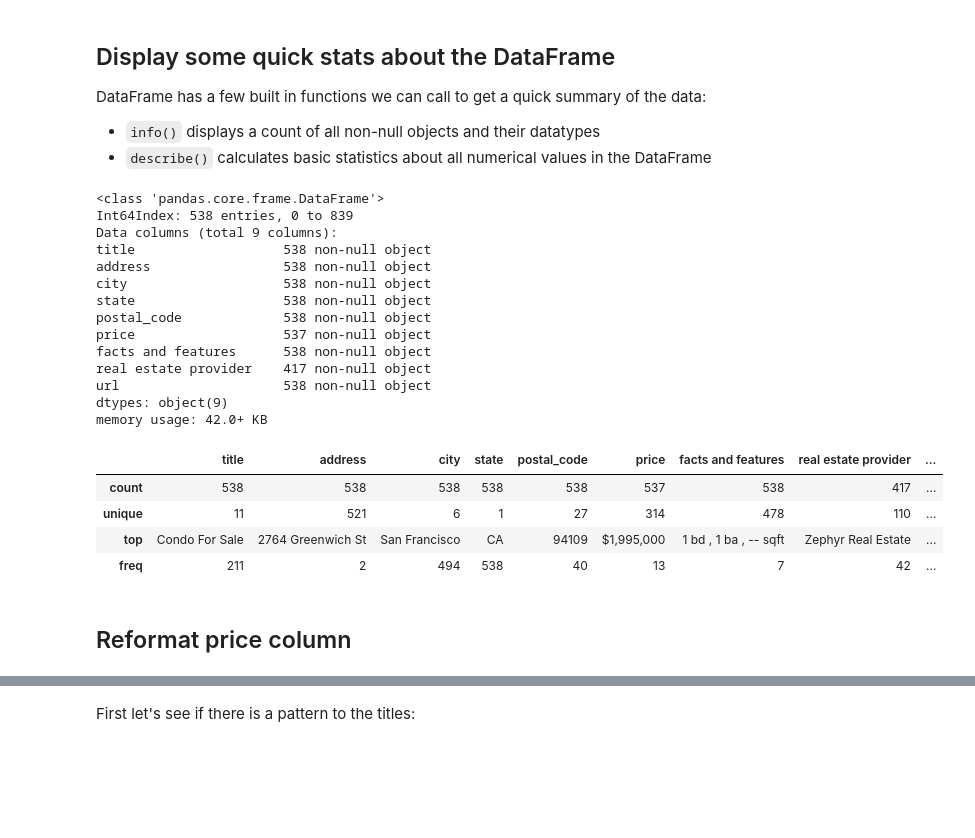
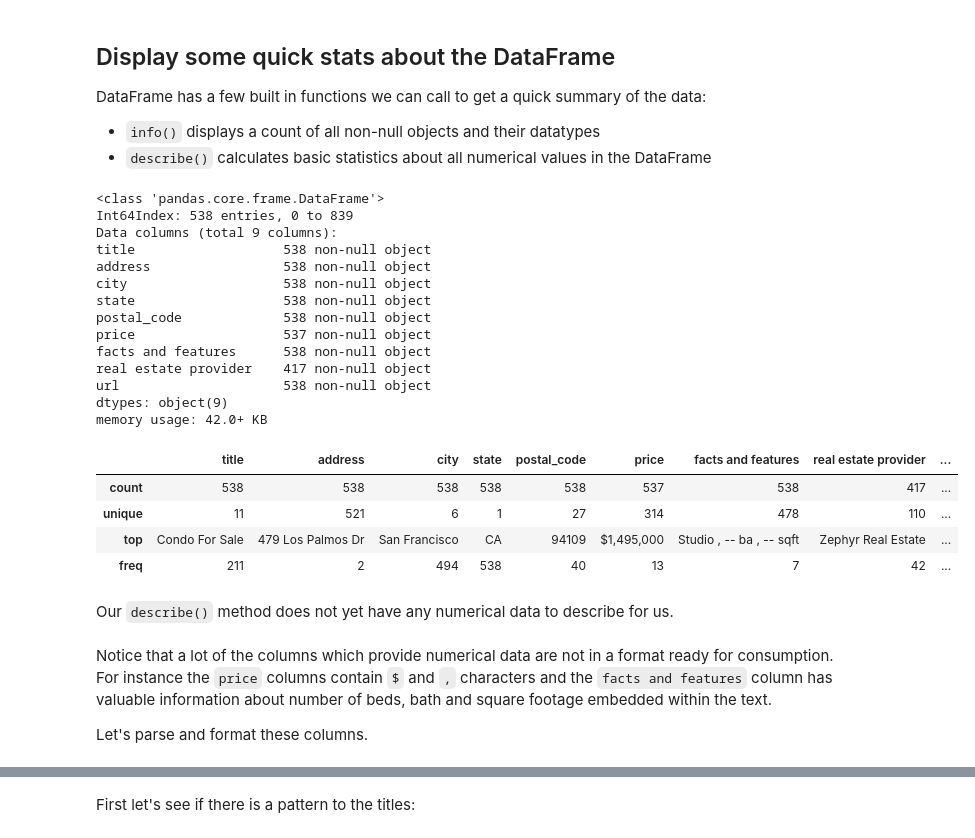
Before and after one commit to kylehounslow/mlbootcampSF, a Jupyter notebook: notebooks/1 - Exploratory Data Analysis.ipynb, the cells around one changed output, grey strips where cells are left out. Saved outputs shown, nothing was run; the diff lists cells and outputs as text; code cells hidden in the pictures; blank space fills up the shorter version.

```diff
--- a/notebooks/1 - Exploratory Data Analysis.ipynb
+++ b/notebooks/1 - Exploratory Data Analysis.ipynb
@@ -30,15 +32,14 @@ from branca.colormap import LinearColormap, StepColormap
 # %%
-import glob
 all_csvs = []
 # load the csv files from all scraping runs
 for filename in glob.glob('./data/sf/**/*.csv'):
     all_csvs.append(pd.read_csv(filename))
 # combine all dataframes together and drop any duplicate entries
-df = pd.concat(all_csvs, ignore_index=True).drop_duplicates()
+df_raw = pd.concat(all_csvs, ignore_index=True).drop_duplicates()
 # save this combined dataframe as csv for safe keeping
-df.to_csv('./data/sf/all.csv')
+df_raw.to_csv('./data/sf/all.csv')
 # display first 5 entries of DataFrame
-df.head(5)
+df_raw.head(5)
 # %% [output]
 |  | title | address | city | state | postal_code | price | facts and features | real estate provider | ... |
 | 0 | Condo For Sale | 550 Davis St UNIT 44 | San Francisco | CA | 94111 | $1,995,000 | 3 bds , 2 ba , 1,520 sqft | Sotheby's International Realty | ... |
@@ -54,27 +55,32 @@ DataFrame has a few built in functions we can call to get a quick summary of the
 * `info()` displays a count of all non-null objects and their datatypes
 * `describe()` calculates basic statistics about all numerical values in the DataFrame
 # %%
-df.info()
-df.describe()
+df_raw.info()
+df_raw.describe()
 # %% [output]
 <class 'pandas.core.frame.DataFrame'>
 Int64Index: 538 entries, 0 to 839
 Data columns (total 9 columns):
 title                   538 non-null object
 address                 538 non-null object
 city                    538 non-null object
 state                   538 non-null object
 postal_code             538 non-null object
 price                   537 non-null object
 facts and features      538 non-null object
 real estate provider    417 non-null object
 url                     538 non-null object
 dtypes: object(9)
 memory usage: 42.0+ KB
 |  | title | address | city | state | postal_code | price | facts and features | real estate provider | ... |
 | count | 538 | 538 | 538 | 538 | 538 | 537 | 538 | 417 | ... |
 | unique | 11 | 521 | 6 | 1 | 27 | 314 | 478 | 110 | ... |
-| top | Condo For Sale | 2764 Greenwich St | San Francisco | CA | 94109 | $1,995,000 | 1 bd , 1 ba , -- sqft | Zephyr Real Estate | ... |
+| top | Condo For Sale | 479 Los Palmos Dr | San Francisco | CA | 94109 | $1,495,000 | Studio , -- ba , -- sqft | Zephyr Real Estate | ... |
 | freq | 211 | 2 | 494 | 538 | 40 | 13 | 7 | 42 | ... |
-# %% [markdown]
-## Reformat price column
+# %% [markdown]
+Our `describe()` method does not yet have any numerical data to describe for us.
+# %% [markdown]
+Notice that a lot of the columns which provide numerical data are not in a format ready for consumption.
+For instance the `price` columns contain `$` and `,` characters and the `facts and features` column has valuable information about number of beds, bath and square footage embedded within the text.
+
+Let's parse and format these columns.
```
Also changed, not shown: parts of 42 cells of this notebook, 1 other file.
